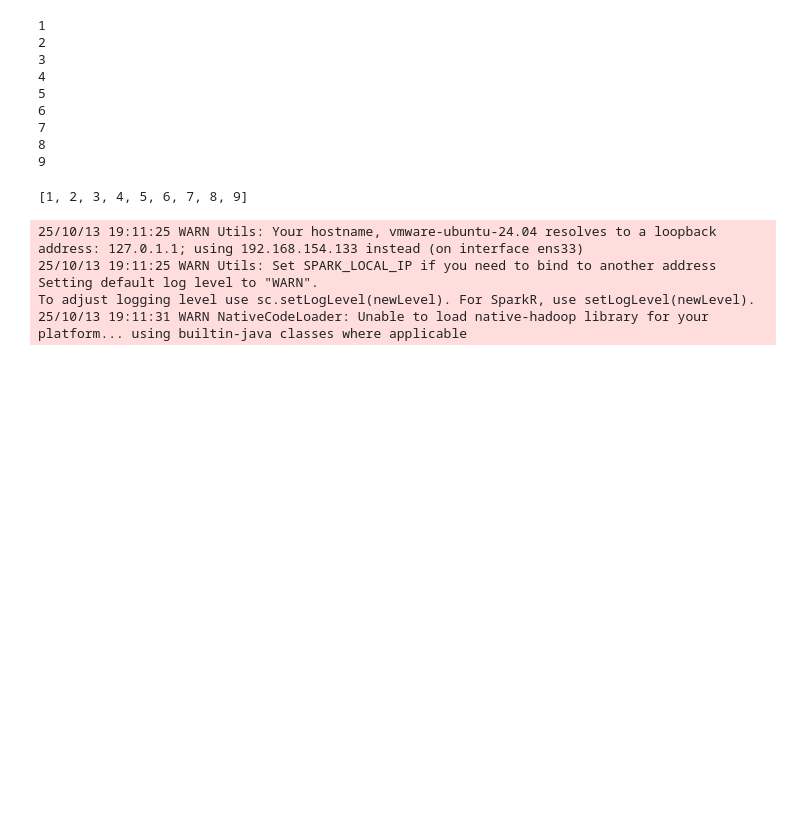
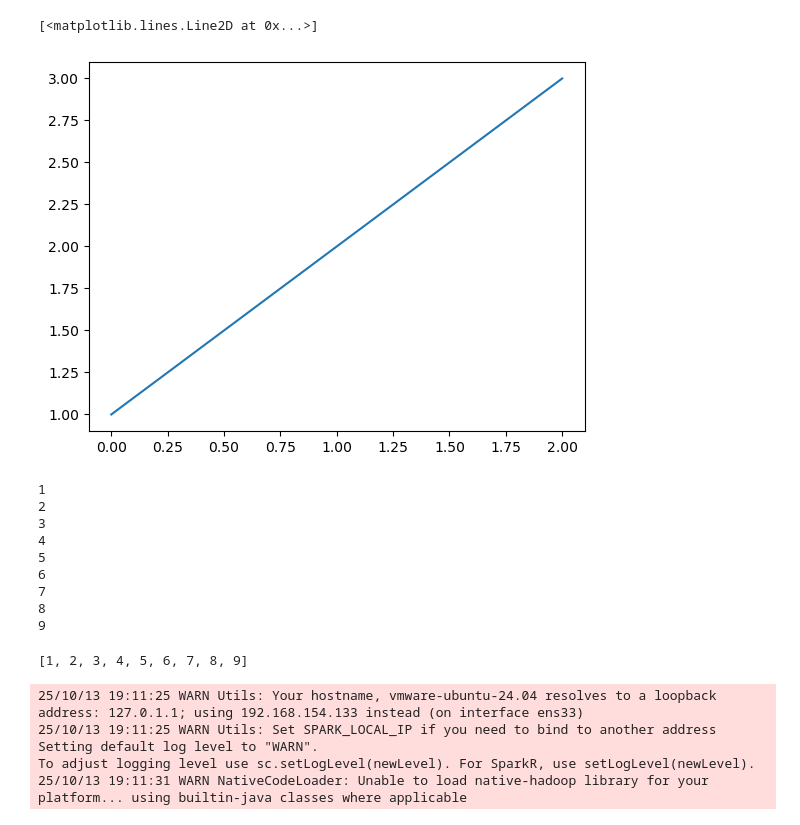
Before and after one commit to brijeshdhaker/docker-hadoop-cluster, a Jupyter notebook: bd-notebooks-module/notebooks/hello-notebook.ipynb, the cells around one changed output. Drawn from its saved outputs; the diff is of its cells as text; code cells hidden in the pictures; blank space fills up the shorter version.

```diff
--- a/bd-notebooks-module/notebooks/hello-notebook.ipynb
+++ b/bd-notebooks-module/notebooks/hello-notebook.ipynb
@@ -1,3 +1,10 @@
+# %%
+import matplotlib.pyplot as plt
+
+plt.plot([1, 2, 3])
+# %% [output]
+[<matplotlib.lines.Line2D at 0x...>]
+[figure, added]
 # %%
 for e1 in range(1,10) : print(e1)
 # %% [output]
```
Also changed, not shown: 15 other files.
